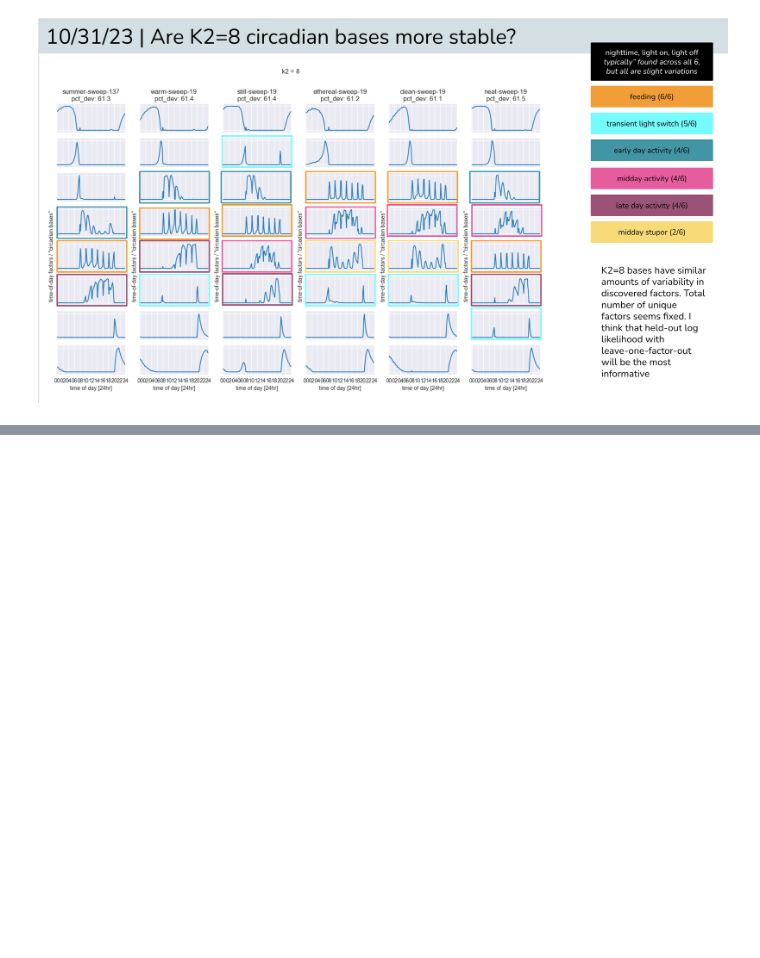
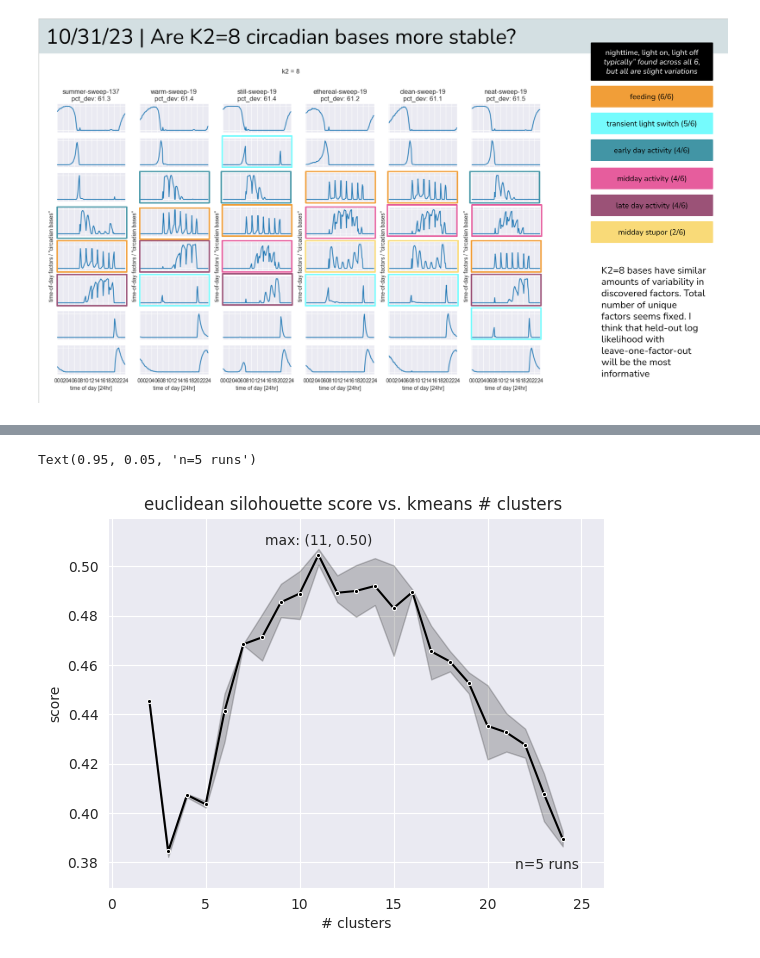
Before and after one commit to lindermanlab/dirichlet-tucker, a Jupyter notebook: analysis/kf-2023-10-31-circadian-factor-stability.ipynb, the cells around one changed output, grey strips where cells are left out. Drawn from its saved outputs; the diff is of its cells as text; code cells hidden in the pictures; blank space fills up the shorter version.

```diff
--- a/analysis/kf-2023-10-31-circadian-factor-stability.ipynb
+++ b/analysis/kf-2023-10-31-circadian-factor-stability.ipynb
@@ -86,7 +91,7 @@ k2 = 8
 
 # -------------------------------------------
 subdf = df[df['k2'] == k2]
-params = [download_wnb_params(wnb_entity, wnb_project, _id) for _id in subdf['id']]
+param_dicts = [download_wnb_params(wnb_entity, wnb_project, _id) for _id in subdf['id']]
 
 # -------------------------------------------
 fig = plt.figure(figsize=(16,9))
@@ -94,11 +99,12 @@ fig = plt.figure(figsize=(16,9))
 n_runs = len(subdf)
 gs_outer = GridSpec(nrows=1, ncols=n_runs, figure=fig)
 
-for i_run, _params in enumerate(params):
+for i_run, _param_dict in enumerate(param_dicts):
+    _params = (_param_dict['G'], _param_dict['F1'], _param_dict['F2'], _param_dict['F3'])
     gs_inner = gs_outer[i_run].subgridspec(k2, 1)
 
     axs = [fig.add_subplot(gs_inner[i_k]) for i_k in range(k2)]
-    draw_circadian_bases(_params, axs)
+    draw_circadian_bases(_params, axs=axs)
 
     axs[0].set_title(f"{subdf.iloc[i_run]['name']}\npct_dev: {subdf.iloc[i_run]['pct_dev']:.1f}")
 
@@ -110,0 +197,41 @@ Text(0.5, 0.98, 'k2 = 8')
+# %%
+from sklearn.cluster import KMeans
+from sklearn.metrics import silhouette_score
+
+arr = all_f2s
+min_dist = 0.1  # This looks best above, and this is the default umap parameter
+n_neighbors = 5 # This is 10% of the data
+
+# Embed factors in 2D space. Do not use any dimensionality reduction
+fit = UMAP(n_neighbors=n_neighbors, min_dist=min_dist, n_components=arr.shape[-1])
+u = fit.fit_transform(arr)
+n_clusters_list = onp.arange(2, 3*K2+1)
+n_runs = 5
+
+scores = onp.zeros((n_runs, len(n_clusters_list)))
+
+for i_run in tqdm(range(n_runs)):
+    for i_cluster, n_clusters in enumerate(n_clusters_list):
+        kmeans = KMeans(n_clusters=n_clusters).fit(arr)
+        scores[i_run, i_cluster] = silhouette_score(arr, kmeans.labels_, metric='euclidean')
+# %%
+kmeans_df = pd.DataFrame({'# clusters': onp.tile(n_clusters_list, n_runs),
+                          'score': scores.ravel()})
+
+sns.lineplot(kmeans_df, x='# clusters', y='score', marker='.', color='k')
+
+# Increase margins so the plot ais less squished with all of our annotations
+plt.margins(0.1)
+
+# Annotate maximizing point
+n_max = int(kmeans_df.groupby('# clusters').mean().idxmax())
+max_score = float(kmeans_df.groupby('# clusters').mean().max())
+plt.annotate(f'max: ({n_max}, {max_score:.2f})', xy=(n_max, max_score), xytext=(0, 0.5), textcoords='offset fontsize',
+             ha='center', va='bottom')
+
+# Add meta-info
+plt.title(f'euclidean silohouette score vs. kmeans # clusters ')
+plt.annotate(f'n={n_runs} runs', xy=(0.95,0.05), xycoords='axes fraction', ha='right')
+# %% [output]
+Text(0.95, 0.05, 'n=5 runs')
+[figure, added]
```
Also changed, not shown: parts of 12 cells of this notebook.
